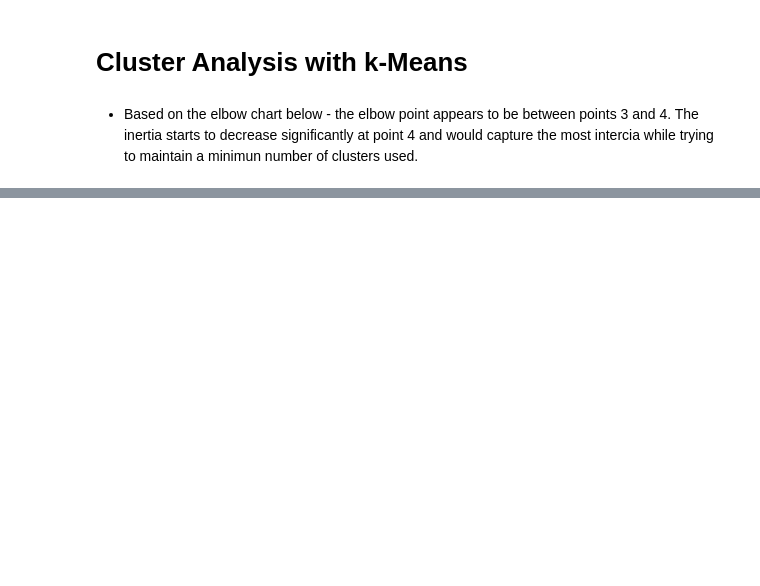
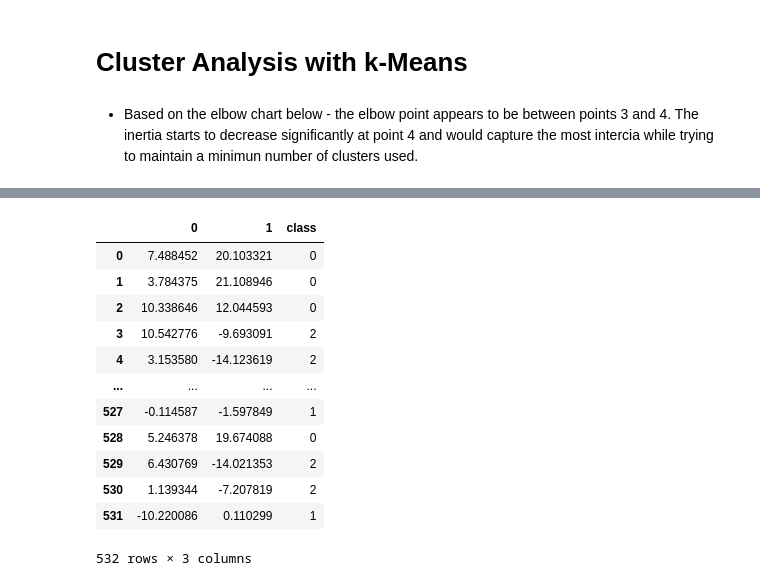
Before and after one commit to lcswsher/Cryptocurrency_Clusters, a Jupyter notebook: Criptocurrency_Clusters.ipynb, the cells around one changed output, grey strips where cells are left out. Saved outputs shown, nothing was run; the diff lists cells and outputs as text; code cells hidden in the pictures; blank space fills up the shorter version.

```diff
--- a/Criptocurrency_Clusters.ipynb
+++ b/Criptocurrency_Clusters.ipynb
@@ -212,0 +228,17 @@ X_pca_tsne = pd.DataFrame(X_pca_tsne)
+# %%
+clusters = get_clusters(4, X_pca_tsne)
+clusters
+# %% [output]
+|  | 0 | 1 | class |
+| 0 | 7.488452 | 20.103321 | 0 |
+| 1 | 3.784375 | 21.108946 | 0 |
+| 2 | 10.338646 | 12.044593 | 0 |
+| 3 | 10.542776 | -9.693091 | 2 |
+| 4 | 3.153580 | -14.123619 | 2 |
+| ... | ... | ... | ... |
+| 527 | -0.114587 | -1.597849 | 1 |
+| 528 | 5.246378 | 19.674088 | 0 |
+| 529 | 6.430769 | -14.021353 | 2 |
+| 530 | 1.139344 | -7.207819 | 2 |
+| 531 | -10.220086 | 0.110299 | 1 |
+532 rows × 3 columns
```
Also changed, not shown: parts of 10 cells of this notebook.
